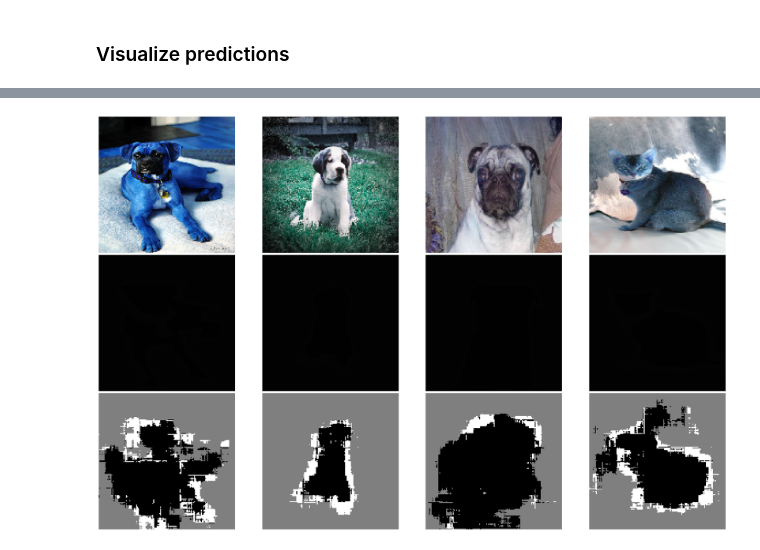
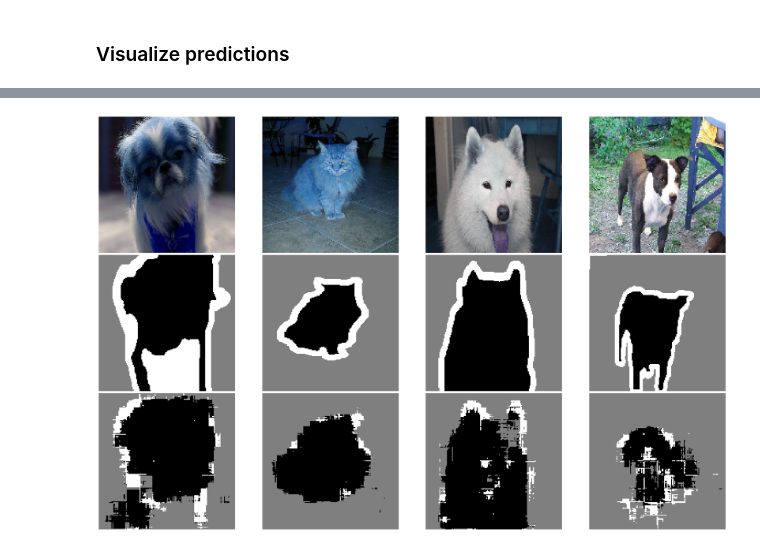
Before and after one commit to houjing08/Master_Thesis_2024, a Jupyter notebook: Kingsley/Code/oxford_pets.nbconvert.ipynb, the cells around one changed output, grey strips where cells are left out. Saved outputs shown, nothing was run; the diff lists cells and outputs as text; code cells hidden in the pictures.

```diff
--- a/Kingsley/Code/oxford_pets.nbconvert.ipynb
+++ b/Kingsley/Code/oxford_pets.nbconvert.ipynb
@@ -97,12 +99,12 @@ Data labels tensor: TensorSpec(shape=(None, 160, 160, 1), dtype=tf.uint8, name=N
 conf = model_config(
     epochs=100,
     batch_size=BATCH_SIZE,
-    scaling=1,
-    verbose=1,
+    verbose=0,
     save_path='./models/unet',
     img_shape=pets.img_size,
     target_size=pets.img_size,
     channels_dim=(3,3),
+    pos_label=0,
     new_training_session=True,
     multiple_gpu_device=(NUM_GPU>1)
 )
@@ -179,10 +181,11 @@ Total non-trainable wieghts: 3,776
 # %%
 print("\n\n{}\n\t{}\n{}".format('='*55,f'Train {m_obj.Name} model', '-'*55))
 
-train_history = conf.execute_training(
-    model,
-    data=train_dataset,
-    plot_history=INTERACTIVE_SESSION
+model, train_history = \
+    conf.execute_training(
+        model,
+        data=train_dataset,
+        plot_history=INTERACTIVE_SESSION
 )
 # %% [output]
 =======================================================
@@ -214,11 +285,6 @@ show_convergence(train_history.history, 'lr')
 # %% [markdown]
 ### Visualize predictions
 # %%
-# Load best trained model checkpoint
-best_model_track = sorted(glob(conf.save_path+'/*.h5'))
-if len(best_model_track):
-    model.load_weights(best_model_track[0])
-
 # Generate predictions for all images in the validation set
-val_preds = model.predict(valid_dataset)
+y_preds = model.predict(test_dataset)
 # %% [output]
@@ -227,6 +292,5 @@ Corrupt JPEG data: 240 extraneous bytes before marker 0xd9
 # %%
-
 if INTERACTIVE_SESSION:
-    pets.display_sample_image(val_preds)
+    pets.display_sample_image(y_preds, 'test')
 # %% [output]
-[figure, old version]
+[figure, new version]
```
Also changed, not shown: parts of 11 cells of this notebook.
